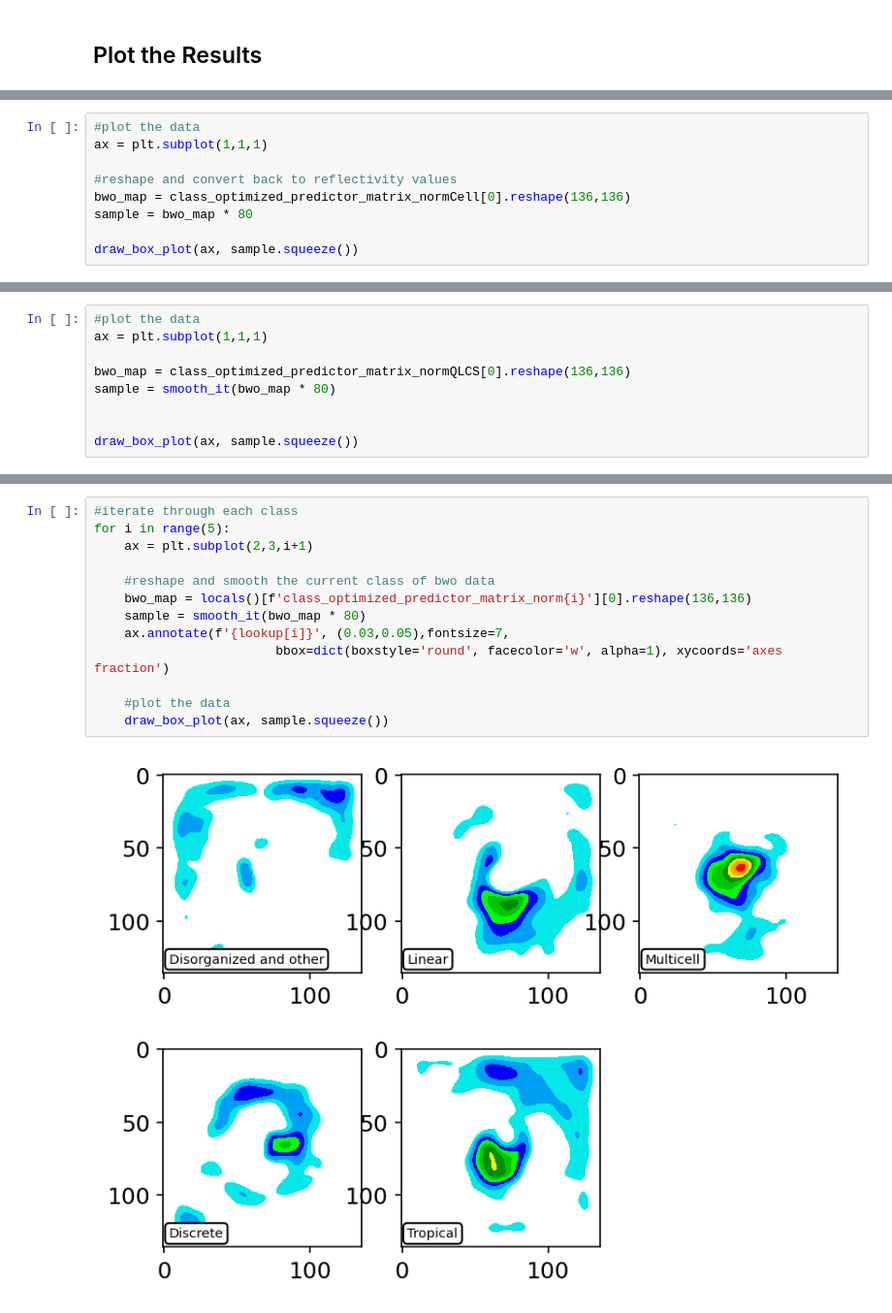
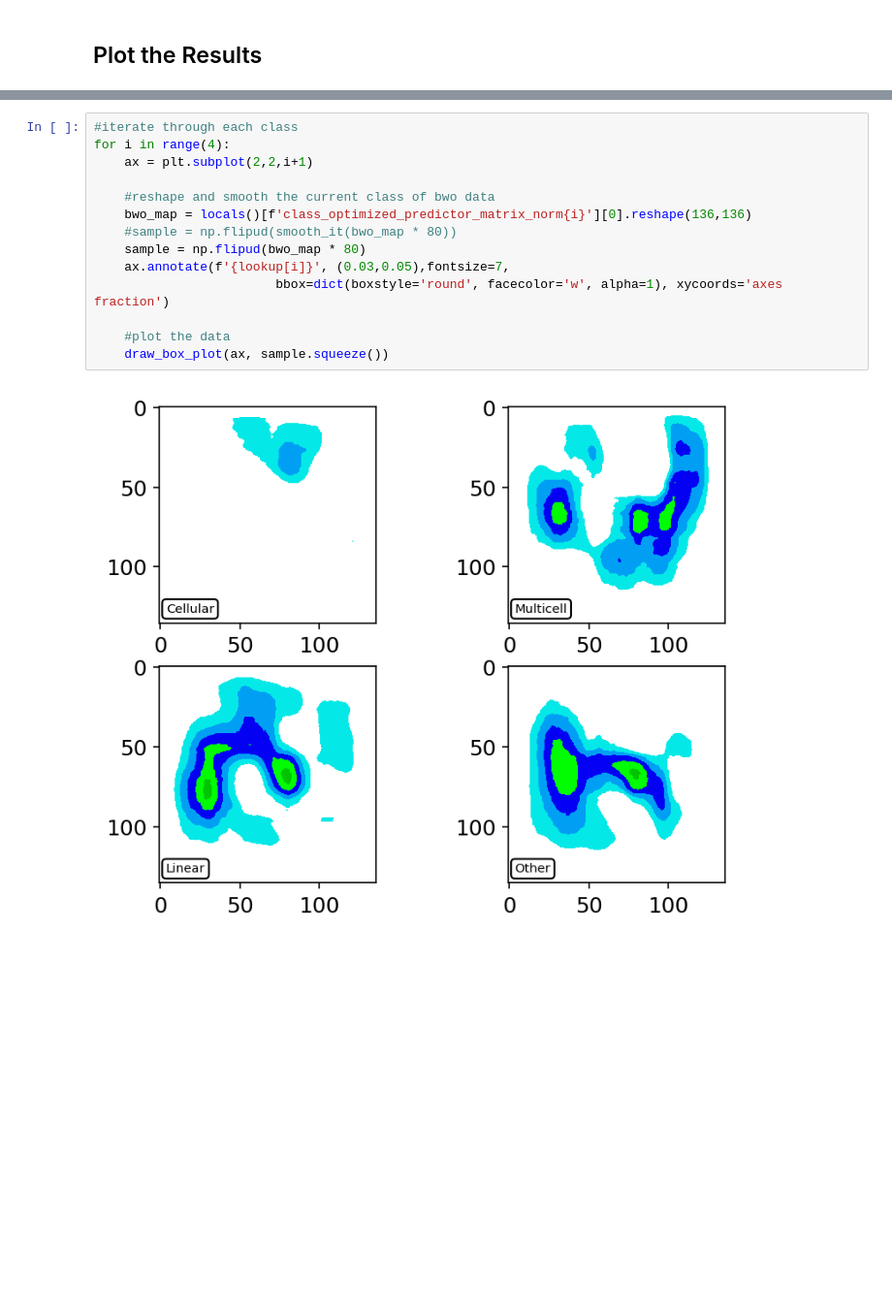
Before and after one commit to jcorner1/Future_Modes, a Jupyter notebook: Code/Jetstream/Convective_Mode_BO.ipynb, the cells around one changed output, grey strips where cells are left out. Shown at 97% size. Saved outputs shown, nothing was run; the diff lists cells and outputs as text; blank space fills up the shorter version.

```diff
--- a/Code/Jetstream/Convective_Mode_BO.ipynb
+++ b/Code/Jetstream/Convective_Mode_BO.ipynb
@@ -382,9 +398,0 @@ norm = BoundaryNorm(classes, ncolors=cmap.N)
-# %%
-#plot the data
-ax = plt.subplot(1,1,1)
-
-#reshape and convert back to reflectivity values
-bwo_map = class_optimized_predictor_matrix_normCell[0].reshape(136,136)
-sample = bwo_map * 80
-
-draw_box_plot(ax, sample.squeeze())
@@ -394,9 +398,0 @@ draw_box_plot(ax, sample.squeeze())
-# %%
-#plot the data
-ax = plt.subplot(1,1,1)
-
-bwo_map = class_optimized_predictor_matrix_normQLCS[0].reshape(136,136)
-sample = smooth_it(bwo_map * 80)
-
-
-draw_box_plot(ax, sample.squeeze())
@@ -499,15 +399,16 @@ lookup = ['Disorganized and other','Linear','Multicell', 'Discrete', 'Tropical']
 # %%
 #iterate through each class
-for i in range(5):
-    ax = plt.subplot(2,3,i+1)
+for i in range(4):
+    ax = plt.subplot(2,2,i+1)
 
     #reshape and smooth the current class of bwo data
     bwo_map = locals()[f'class_optimized_predictor_matrix_norm{i}'][0].reshape(136,136)
-    sample = smooth_it(bwo_map * 80)
+    #sample = np.flipud(smooth_it(bwo_map * 80))
+    sample = np.flipud(bwo_map * 80)
     ax.annotate(f'{lookup[i]}', (0.03,0.05),fontsize=7,
                         bbox=dict(boxstyle='round', facecolor='w', alpha=1), xycoords='axes fraction')
 
     #plot the data
     draw_box_plot(ax, sample.squeeze())
 # %% [output]
-[figure, old version]
+[figure, new version]
```
Also changed, not shown: parts of 43 cells of this notebook, 4 other files.
